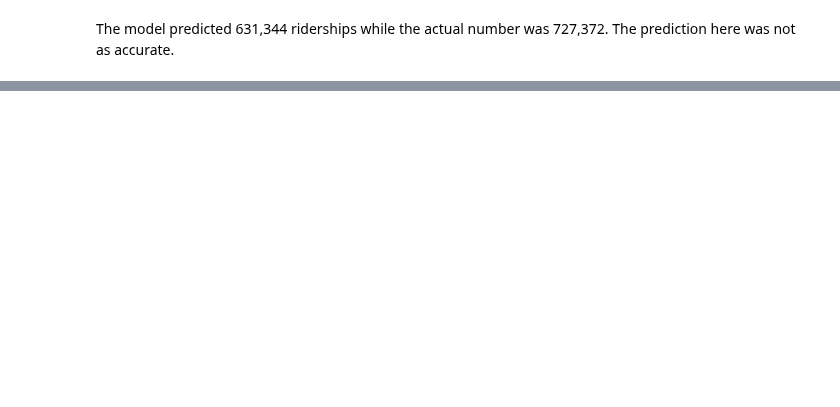
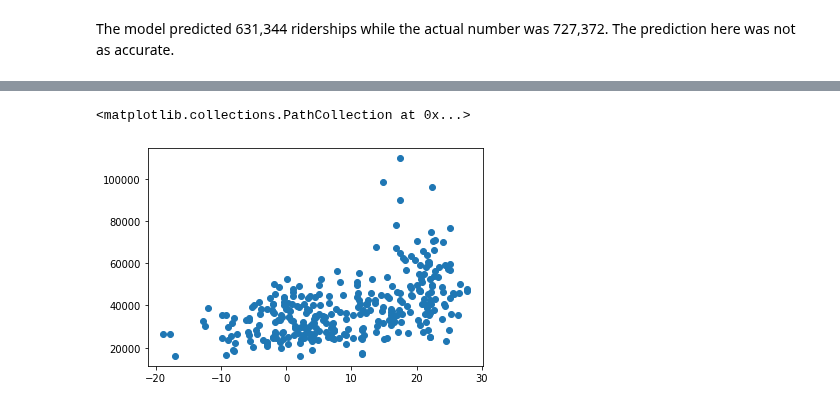
Before and after one commit to VernonNaidoo-Toronto/SCS3250-Group-2-Final-Project, a Jupyter notebook: 3_Machine_Learning.ipynb, the cells around one changed output, grey strips where cells are left out. Saved outputs shown, nothing was run; the diff lists cells and outputs as text; code cells hidden in the pictures; blank space fills up the shorter version.

```diff
--- a/3_Machine_Learning.ipynb
+++ b/3_Machine_Learning.ipynb
@@ -333,0 +400,7 @@ The model predicted 631,344 riderships while the actual number was 727,372. The
+# %%
+# Splitting data by day and concating the weekend days together
+saturday_data = data.loc[data['Weekday'] == 'Saturday']
+sunday_data = data.loc[data['Weekday'] == 'Sunday']
+weekend_data= pd.concat([saturday_data, sunday_data])
+weekend_data = weekend_data.sort_values(by='Date' ,ascending=True)
+weekend_data
@@ -333,0 +422,6 @@ The model predicted 631,344 riderships while the actual number was 727,372. The
+# %%
+# Plotting weekday mean temperature with GO ridership
+plt.scatter(weekend_data['Mean Temp (°C)'], weekend_data['Total GO Ridership'])
+# %% [output]
+<matplotlib.collections.PathCollection at 0x...>
+[figure, added]
```
Also changed, not shown: parts of 39 cells of this notebook.
